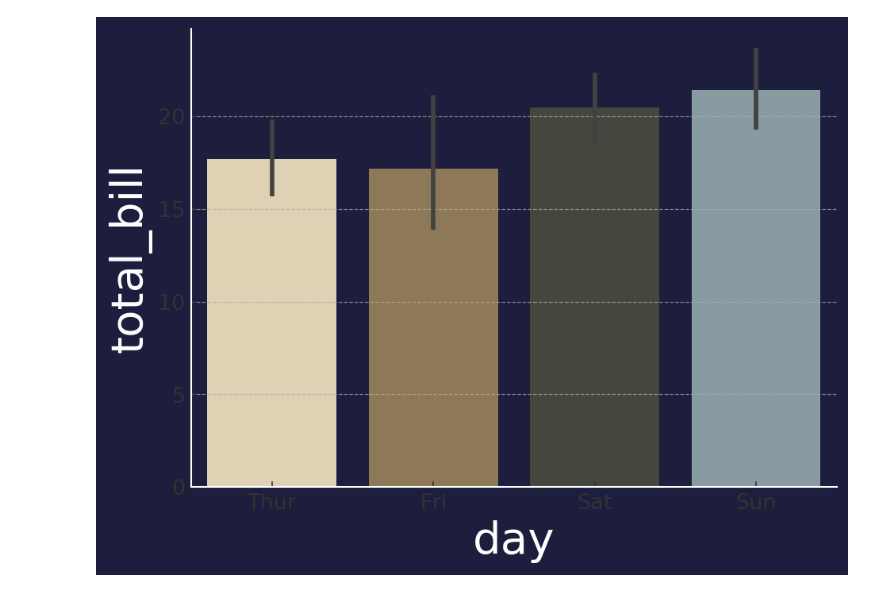
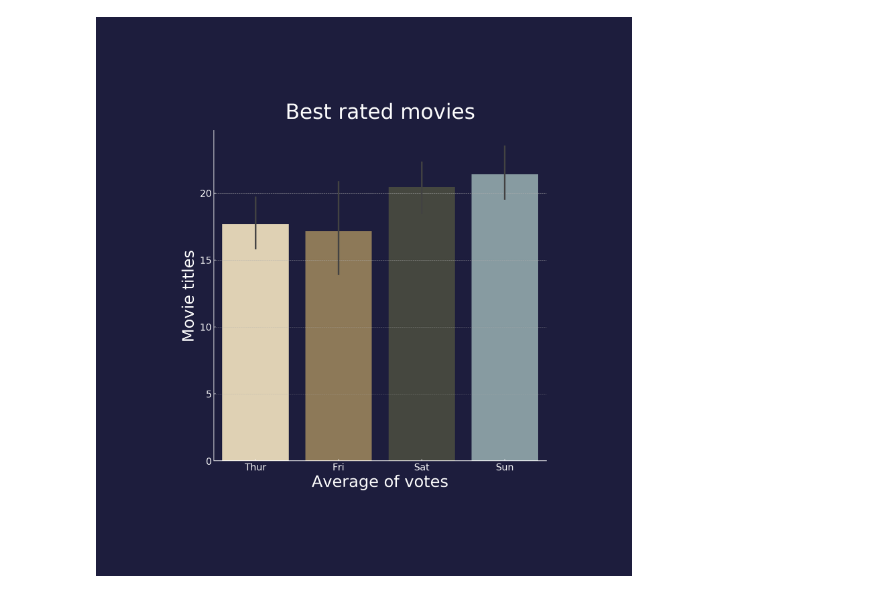
Before and after one commit to datatrooper/instatrooper, a Jupyter notebook: styles/using_styles.ipynb, the cells around one changed output. Cells and saved outputs as stored; diff of their text form; code cells hidden in the pictures.

```diff
--- a/styles/using_styles.ipynb
+++ b/styles/using_styles.ipynb
@@ -36,7 +7,12 @@ sns.reset_defaults()
 plt.style.use('https://raw.githubusercontent.com/datatrooper/instatrooper/master/styles/bluetrooper.mplstyle')
 # %%
 tips = sns.load_dataset("tips")
+fig = plt.figure()
 ax = sns.barplot(x="day", y="total_bill", data=tips)
+ax.set_title("Best rated movies")
+ax.set_xlabel("Average of votes")
+ax.set_ylabel("Movie titles")
 plt.show()
+fig.savefig('whatever.png', facecolor=fig.get_facecolor(),bbox_inches="tight", pad_inches=2)
 # %% [output]
-[figure, old version]
+[figure, new version]
```
Also changed, not shown: parts of 3 cells of this notebook, 2 other files.
